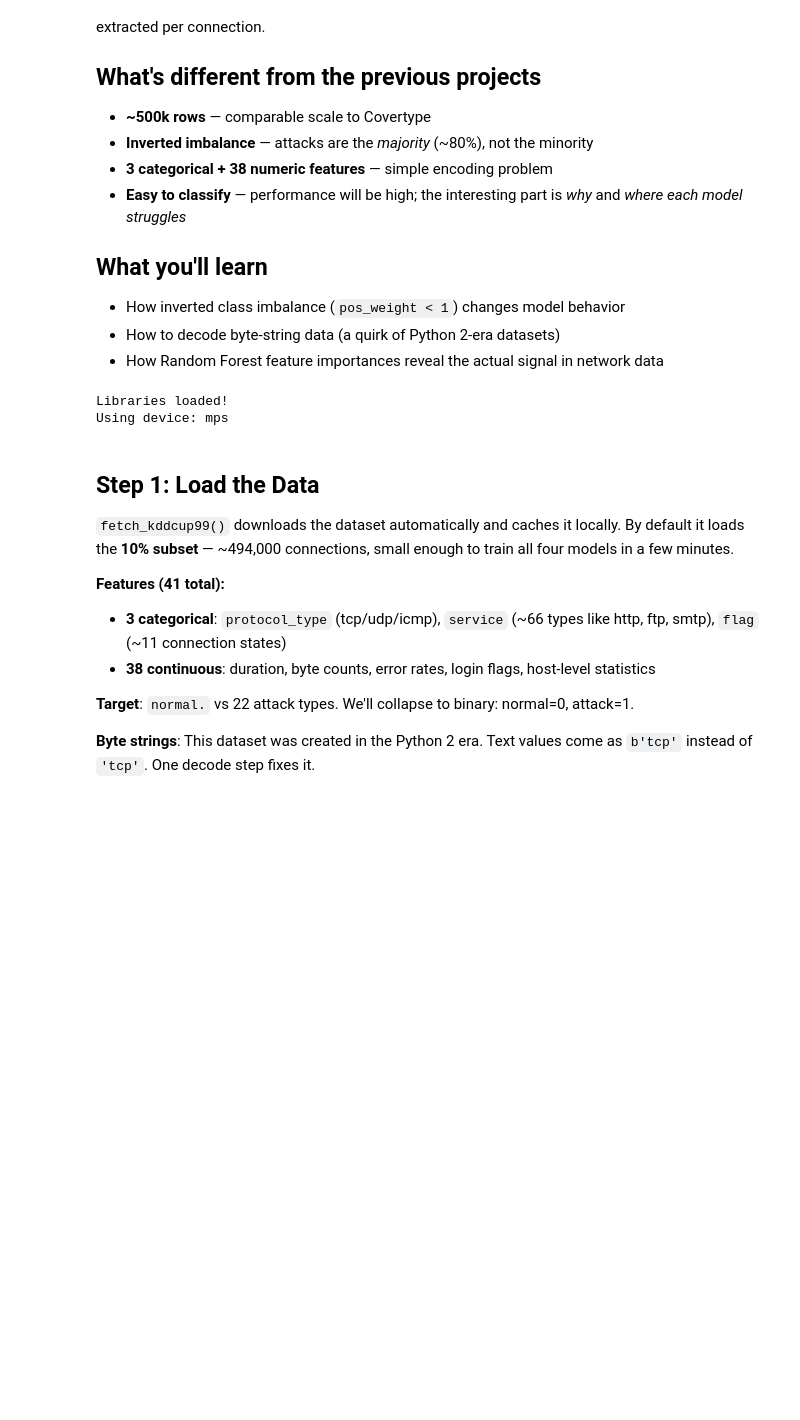
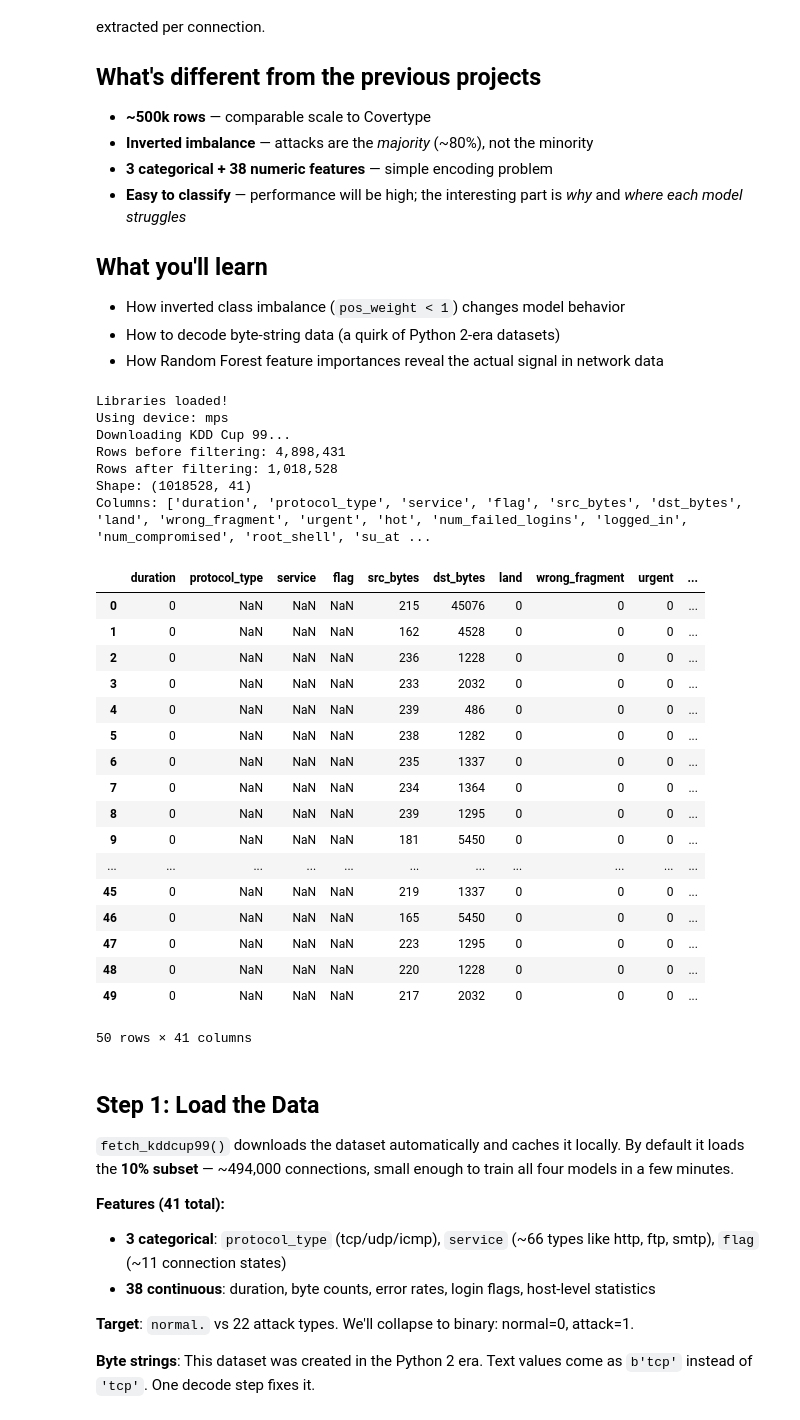
Before and after one commit to zalee49/LocalAi, a Jupyter notebook: notebooks/05_projects/06_network_intrusion/network_intrusion.ipynb, the cells around one changed output. Cells and saved outputs as stored; diff of their text form; code cells hidden in the pictures; blank space fills up the shorter version.

```diff
--- a/notebooks/05_projects/06_network_intrusion/network_intrusion.ipynb
+++ b/notebooks/05_projects/06_network_intrusion/network_intrusion.ipynb
@@ -26,33 +26,85 @@ import pandas as pd
 import numpy as np
 import matplotlib.pyplot as plt
 import seaborn as sns
 
 from sklearn.datasets import fetch_kddcup99
 from sklearn.model_selection import train_test_split
 from sklearn.preprocessing import StandardScaler
 from sklearn.linear_model import LogisticRegression
 from sklearn.ensemble import RandomForestClassifier
 from sklearn.metrics import classification_report, confusion_matrix, accuracy_score
 
 from xgboost import XGBClassifier
 
 import torch
 import torch.nn as nn
 import torch.optim as optim
 from torch.utils.data import Dataset, DataLoader
 
 if torch.cuda.is_available():
     device = 'cuda'
 elif torch.backends.mps.is_available():
     device = 'mps'
 else:
     device = 'cpu'
 
 print('Libraries loaded!')
 print(f'Using device: {device}')
+print('Downloading KDD Cup 99...')
+kdd = fetch_kddcup99(as_frame=True, percent10=False)  # load full dataset
+
+df = kdd.data.copy()
+labels_raw = pd.Series(kdd.target).copy()
+
+# Decode byte strings — Python 2-era artifact
+def to_str(x):
+    return x.decode('utf-8') if isinstance(x, bytes) else str(x)
+
+# include both 'object' and 'str' to cover pandas 2/3 (object) and pandas 4 (StringDtype)
+for col in df.select_dtypes(include=['object', 'str']).columns:
+    df[col] = df[col].apply(to_str)
+labels_raw = labels_raw.apply(to_str)
+
+# Filter out the easy attacks (smurf and neptune)
+print(f'Rows before filtering: {len(df):,}')
+mask = ~labels_raw.isin(['smurf.', 'neptune.'])
+df = df[mask]
+labels_raw = labels_raw[mask]
+print(f'Rows after filtering: {len(df):,}')
+
+# sklearn returns all columns as byte strings — convert numeric-looking ones to actual numbers
+# errors='ignore' leaves non-numeric strings (tcp, http, SF) untouched
+df = df.apply(pd.to_numeric, errors='coerce')
+
+print(f'Shape: {df.shape}')
+print(f'Columns: {list(df.columns)}')
+df.head(50)
 # %% [output]
 Libraries loaded!
 Using device: mps
+Downloading KDD Cup 99...
+Rows before filtering: 4,898,431
+Rows after filtering: 1,018,528
+Shape: (1018528, 41)
+Columns: ['duration', 'protocol_type', 'service', 'flag', 'src_bytes', 'dst_bytes', 'land', 'wrong_fragment', 'urgent', 'hot', 'num_failed_logins', 'logged_in', 'num_compromised', 'root_shell', 'su_at ...
+|  | duration | protocol_type | service | flag | src_bytes | dst_bytes | land | wrong_fragment | urgent | ... |
+| 0 | 0 | NaN | NaN | NaN | 215 | 45076 | 0 | 0 | 0 | ... |
+| 1 | 0 | NaN | NaN | NaN | 162 | 4528 | 0 | 0 | 0 | ... |
+| 2 | 0 | NaN | NaN | NaN | 236 | 1228 | 0 | 0 | 0 | ... |
+| 3 | 0 | NaN | NaN | NaN | 233 | 2032 | 0 | 0 | 0 | ... |
+| 4 | 0 | NaN | NaN | NaN | 239 | 486 | 0 | 0 | 0 | ... |
+| 5 | 0 | NaN | NaN | NaN | 238 | 1282 | 0 | 0 | 0 | ... |
+| 6 | 0 | NaN | NaN | NaN | 235 | 1337 | 0 | 0 | 0 | ... |
+| 7 | 0 | NaN | NaN | NaN | 234 | 1364 | 0 | 0 | 0 | ... |
+| 8 | 0 | NaN | NaN | NaN | 239 | 1295 | 0 | 0 | 0 | ... |
+| 9 | 0 | NaN | NaN | NaN | 181 | 5450 | 0 | 0 | 0 | ... |
+| ... | ... | ... | ... | ... | ... | ... | ... | ... | ... | ... |
+| 45 | 0 | NaN | NaN | NaN | 219 | 1337 | 0 | 0 | 0 | ... |
+| 46 | 0 | NaN | NaN | NaN | 165 | 5450 | 0 | 0 | 0 | ... |
+| 47 | 0 | NaN | NaN | NaN | 223 | 1295 | 0 | 0 | 0 | ... |
+| 48 | 0 | NaN | NaN | NaN | 220 | 1228 | 0 | 0 | 0 | ... |
+| 49 | 0 | NaN | NaN | NaN | 217 | 2032 | 0 | 0 | 0 | ... |
+50 rows × 41 columns
 # %% [markdown]
 ## Step 1: Load the Data
 
```
Also changed, not shown: parts of 15 cells of this notebook, 3 other files.
